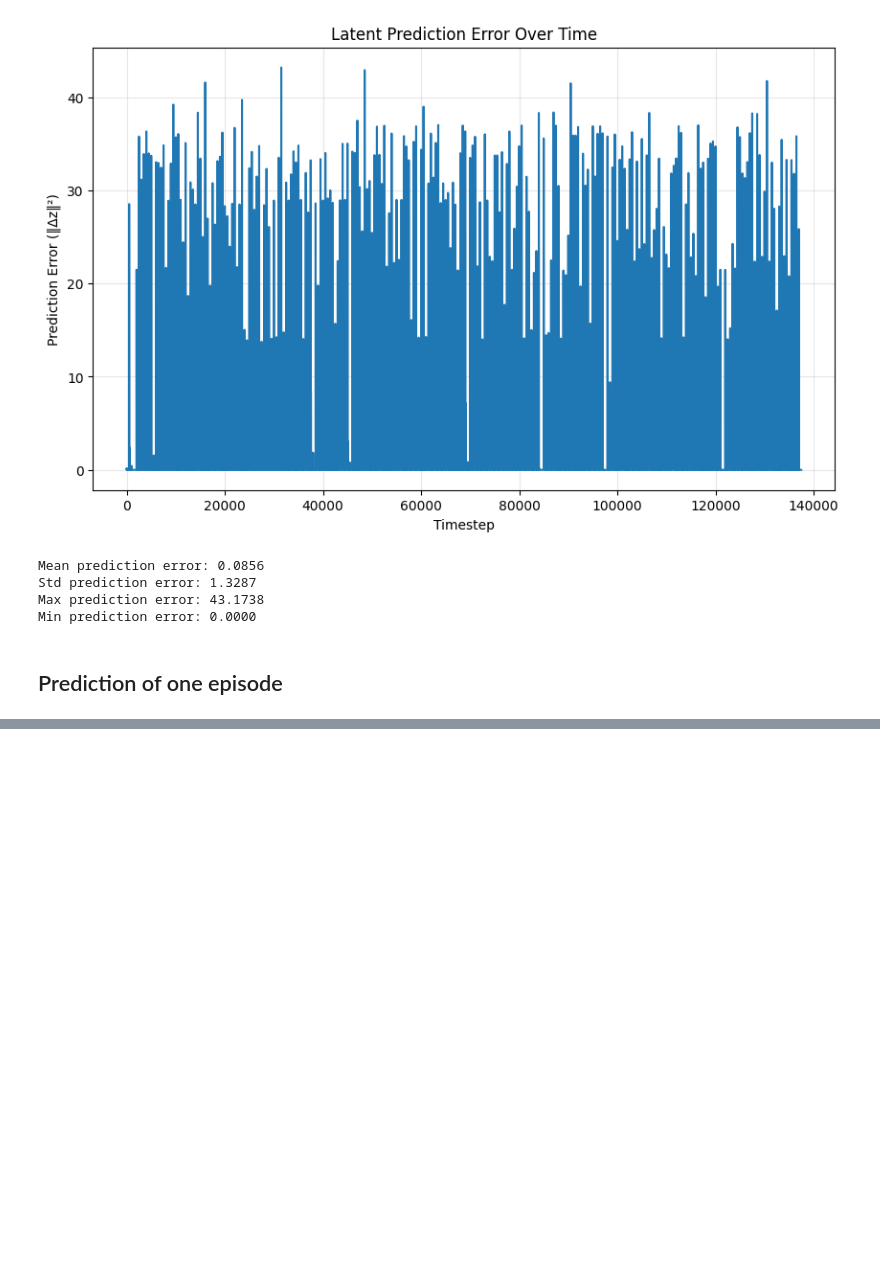
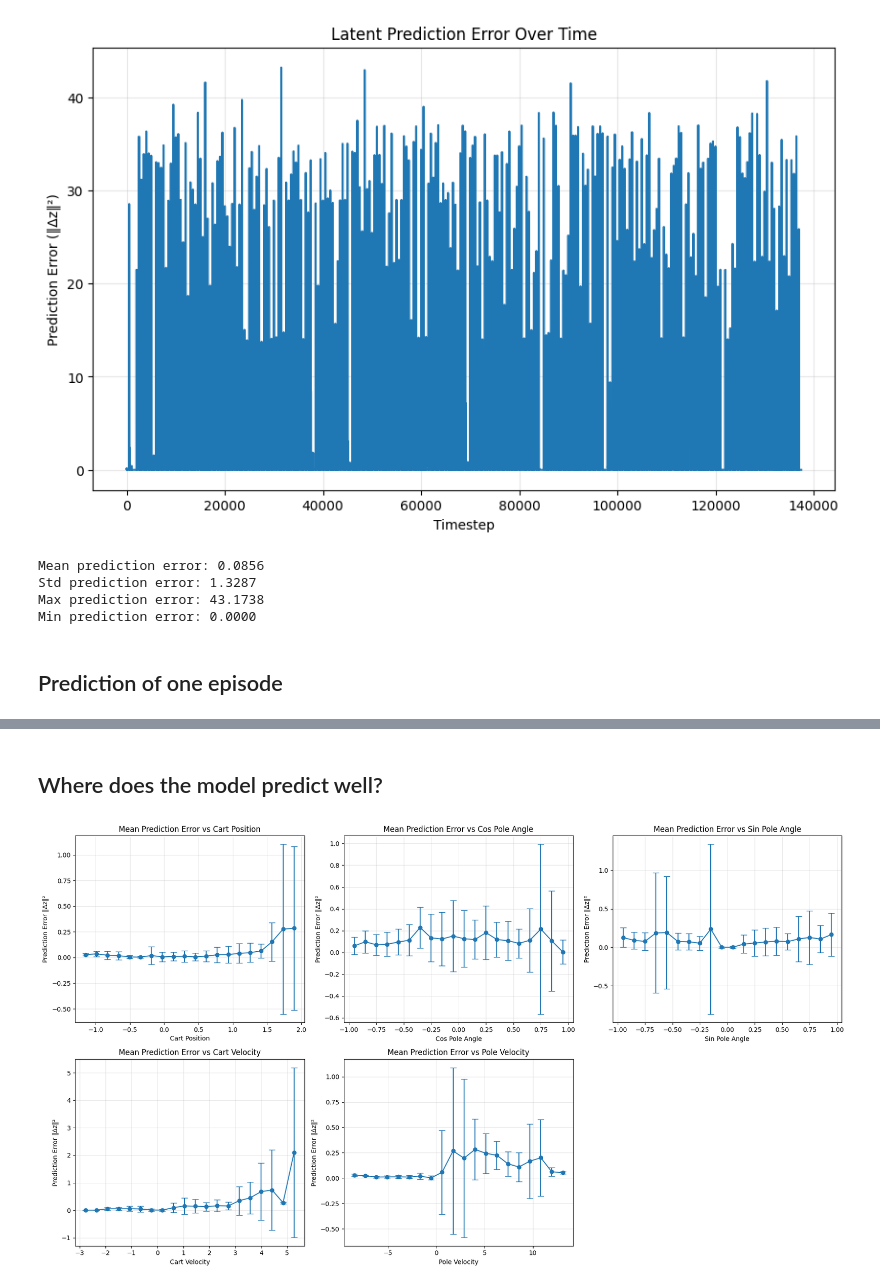
Before and after one commit to dynamical-inference/tdmpc2, a Jupyter notebook: analysis/25-12-15-analysis_dynamics_model.ipynb, the cells around one changed output, grey strips where cells are left out. Saved outputs shown, nothing was run; the diff lists cells and outputs as text; code cells hidden in the pictures; blank space fills up the shorter version.

```diff
--- a/analysis/25-12-15-analysis_dynamics_model.ipynb
+++ b/analysis/25-12-15-analysis_dynamics_model.ipynb
@@ -541,0 +746,58 @@ plt.plot(prediction_errors_episode_open_loop_random_actions[0, :100])
+# %% [markdown]
+## Where does the model predict well?
+# %%
+# Create figure with 2 rows and 3 columns
+fig, axes = plt.subplots(2, 3, figsize=(18, 10))
+axes = axes.flatten()
+
+# List of variables to analyze
+variables = [(all_cart_positions, 'Cart Position'),
+             (all_cos_pole_angles, 'Cos Pole Angle'),
+             (all_sin_pole_angles, 'Sin Pole Angle'),
+             (all_cart_velocities, 'Cart Velocity'),
+             (all_pole_velocities, 'Pole Velocity')]
+
+num_bins = 20
+
+for idx, (variable_data, variable_name) in enumerate(variables):
+    ax = axes[idx]
+
+    # Divide variable into bins and compute statistics
+    bin_edges = np.linspace(variable_data.min(), variable_data.max(),
+                            num_bins + 1)
+    bin_centers = (bin_edges[:-1] + bin_edges[1:]) / 2
+
+    # Compute mean and std prediction error per bin
+    mean_errors = []
+    std_errors = []
+
+    for i in range(num_bins):
+        mask = (variable_data >= bin_edges[i]) & (variable_data
+                                                  < bin_edges[i + 1])
+        errors_in_bin = all_prediction_errors[mask]
+
+        if len(errors_in_bin) > 0:
+            mean_errors.append(np.mean(errors_in_bin))
+            std_errors.append(np.std(errors_in_bin))
+        else:
+            mean_errors.append(np.nan)
+            std_errors.append(np.nan)
+
+    mean_errors = np.array(mean_errors)
+    std_errors = np.array(std_errors)
+
+    # Plot mean and std prediction error per bin
+    ax.errorbar(bin_centers, mean_errors, yerr=std_errors, fmt='o-', capsize=5)
+    ax.set_xlabel(variable_name)
+    ax.set_ylabel('Prediction Error ‖Δz‖²')
+    ax.set_title(f'Mean Prediction Error vs {variable_name}')
+    ax.grid(True, alpha=0.3)
+    #ax.set_ylim(-1, 1.5)
+
+# Remove the 6th subplot (empty)
+fig.delaxes(axes[5])
+
+plt.tight_layout()
+plt.show()
+# %% [output]
+[figure, added]
```
Also changed, not shown: parts of 27 cells of this notebook.
